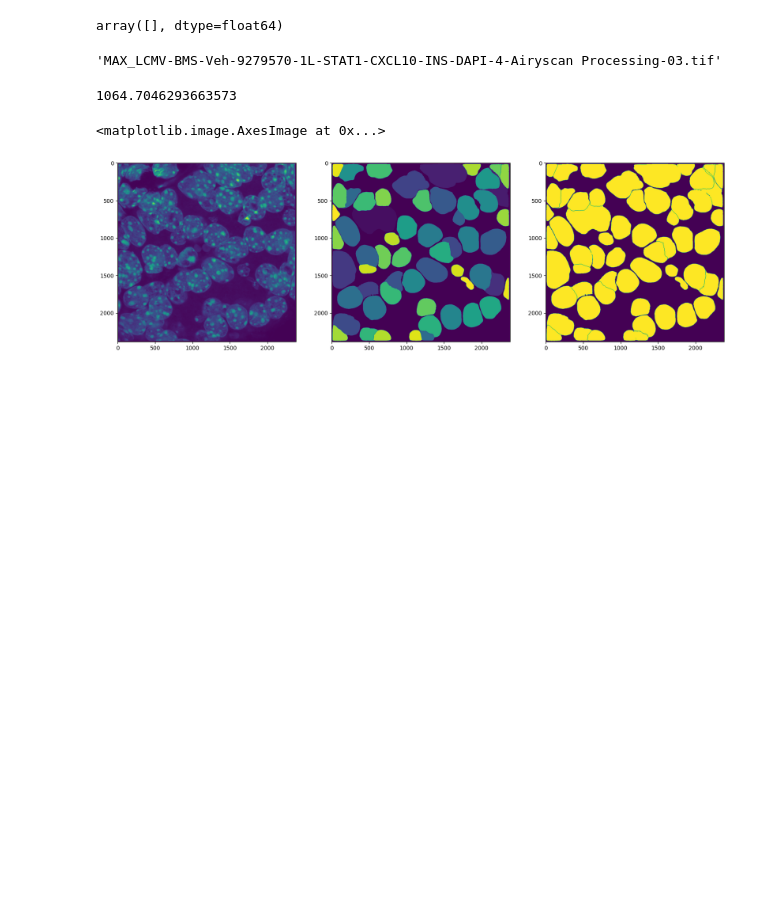
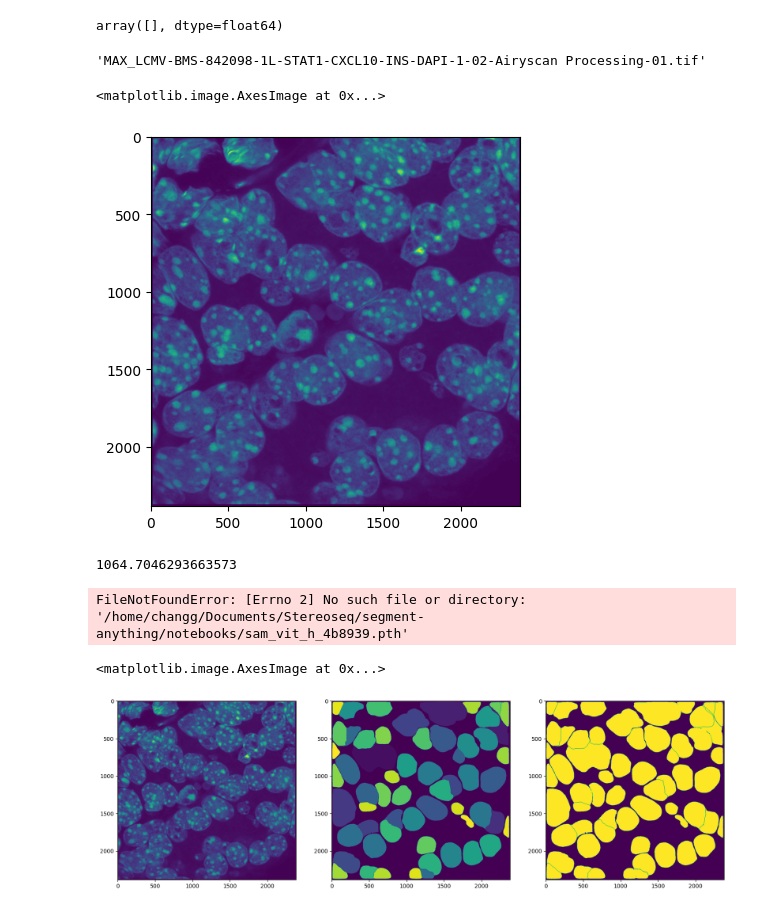
Before and after one commit to LiuLabBiophysics/stprofiler, a Jupyter notebook: test notebooks/test_func_image.ipynb, the cells around one changed output. Drawn from its saved outputs; the diff is of its cells as text; code cells hidden in the pictures; blank space fills up the shorter version.

```diff
--- a/test notebooks/test_func_image.ipynb
+++ b/test notebooks/test_func_image.ipynb
@@ -15,17 +15,22 @@ array([], dtype=float64)
 # %%
 curr_path = getcwd()
 # %%
-test_img_path = join(curr_path, 'test_images')
+test_img_path = join(split(curr_path)[0], 'test', 'test_images')
 # %%
 test_img_files = listdir(test_img_path)
 # %%
 test_img = imread(join(test_img_path, test_img_files[1]))
 # %%
-test_img_files[1]
+test_img_files[0]
 # %% [output]
-'MAX_LCMV-BMS-Veh-9279570-1L-STAT1-CXCL10-INS-DAPI-4-Airyscan Processing-03.tif'
+'MAX_LCMV-BMS-842098-1L-STAT1-CXCL10-INS-DAPI-1-02-Airyscan Processing-01.tif'
 # %%
 img_dapi = test_img[:,:,3]
+# %%
+plt.imshow(img_dapi)
+# %% [output]
+<matplotlib.image.AxesImage at 0x...>
+[figure, added]
 # %%
 cp_dir = '/home/changg/Documents/Stereoseq/segment-anything/notebooks/sam_vit_h_4b8939.pth'
 # %%
@@ -36,6 +41,8 @@ img_dapi.mean()
 dapi_mask = cell_segmentation(img_dapi, 6000,400000,
                               scale_factor=2, min_int=1,
                               cp_dir = cp_dir, mask_separation=1)
+# %% [output]
+FileNotFoundError: [Errno 2] No such file or directory: '/home/changg/Documents/Stereoseq/segment-anything/notebooks/sam_vit_h_4b8939.pth'
 # %%
 fig, axs = plt.subplots(1,3,figsize=(20,9))
 axs[0].imshow(img_dapi)
```
Also changed, not shown: parts of 1 cell of this notebook, 1 other file.
